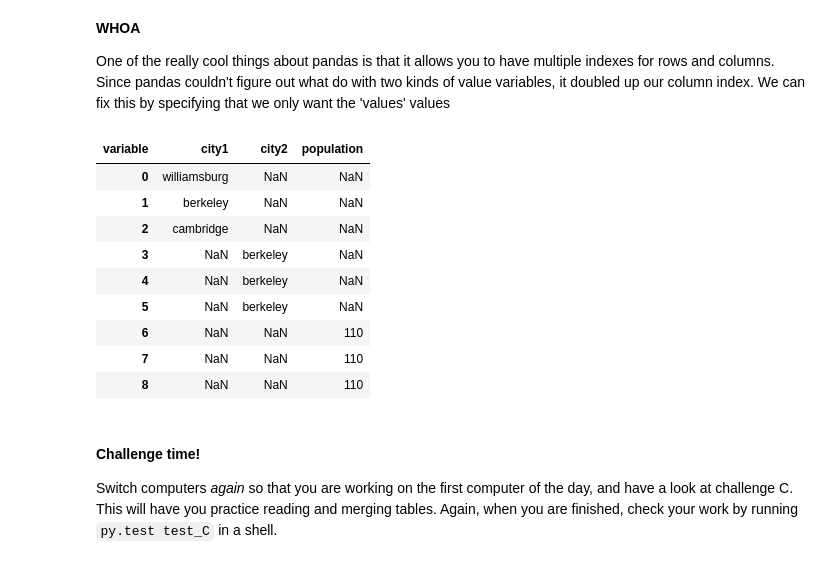
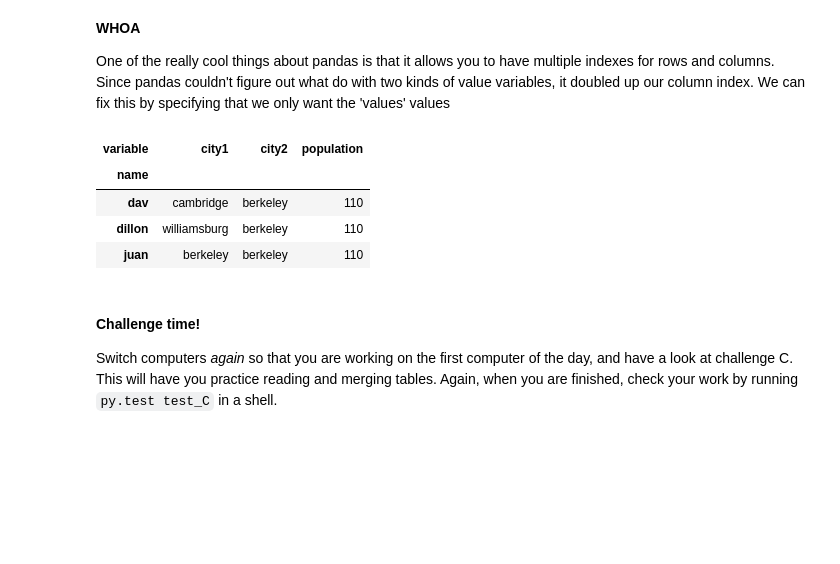
Before and after one commit to dlab-berkeley/python-for-everything, a Jupyter notebook: instructor/day_three.ipynb, the cells around one changed output. Drawn from its saved outputs; the diff is of its cells as text; code cells hidden in the pictures; blank space fills up the shorter version.

Commit message:
index added to pivot example; closes #14

```diff
--- a/instructor/day_three.ipynb
+++ b/instructor/day_three.ipynb
@@ -679,18 +679,13 @@ long_table.pivot(columns='variable')
 
 One of the really cool things about pandas is that it allows you to have multiple indexes for rows and columns. Since pandas couldn't figure out what do with two kinds of value variables, it doubled up our column index. We can fix this by specifying that we only want the 'values' values
 # %%
-long_table.pivot(columns='variable', values='value')
+long_table.pivot(index='name', columns='variable', values='value')
 # %% [output]
 | variable | city1 | city2 | population |
-| 0 | williamsburg | NaN | NaN |
-| 1 | berkeley | NaN | NaN |
-| 2 | cambridge | NaN | NaN |
-| 3 | NaN | berkeley | NaN |
-| 4 | NaN | berkeley | NaN |
-| 5 | NaN | berkeley | NaN |
-| 6 | NaN | NaN | 110 |
-| 7 | NaN | NaN | 110 |
-| 8 | NaN | NaN | 110 |
+| name |  |  |  |
+| dav | cambridge | berkeley | 110 |
+| dillon | williamsburg | berkeley | 110 |
+| juan | berkeley | berkeley | 110 |
 # %% [markdown]
 #### Challenge time!
 
```
